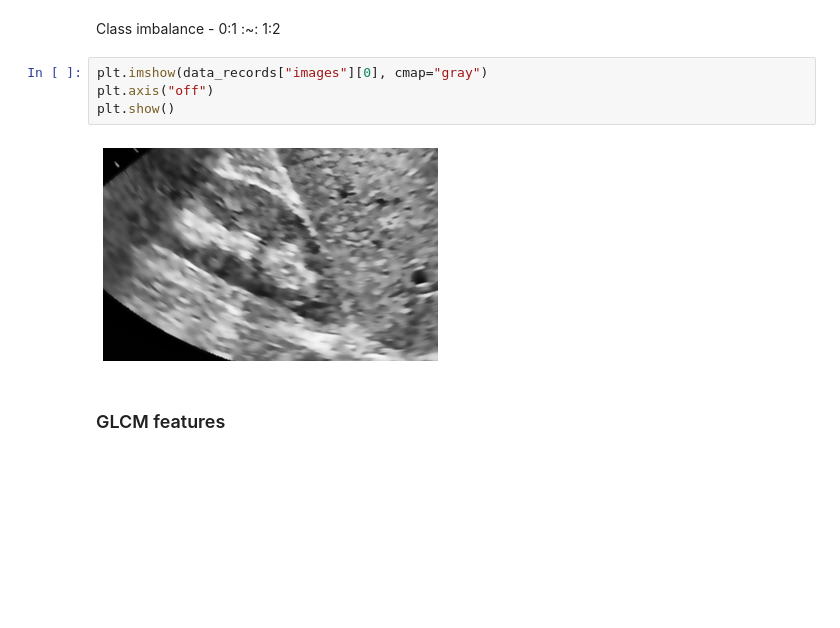
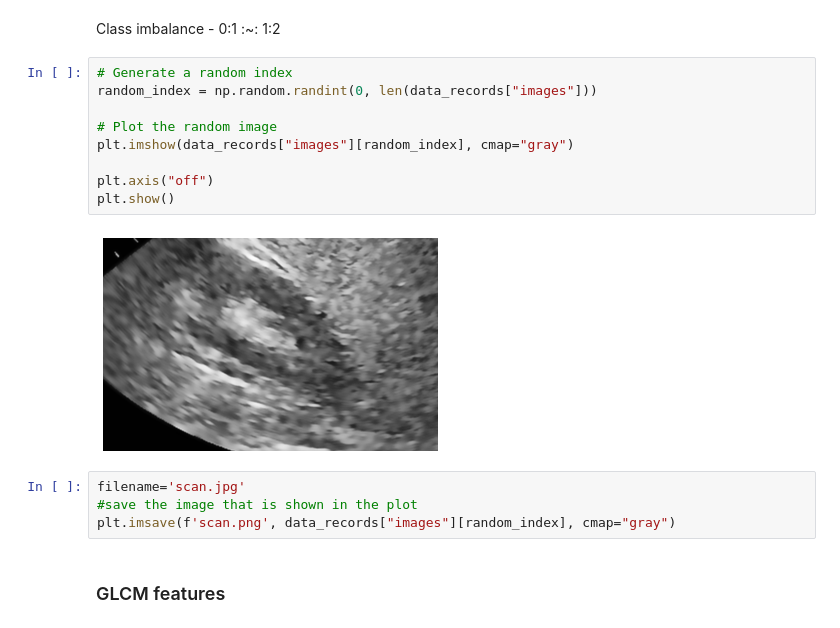
Before and after one commit to lakshmi-warrier/nafld-detection, a Jupyter notebook: us_scan_model/final_model.ipynb, the cells around one changed output. Saved outputs shown, nothing was run; the diff lists cells and outputs as text; blank space fills up the shorter version.

Commit message:
random image can be saved

```diff
--- a/us_scan_model/final_model.ipynb
+++ b/us_scan_model/final_model.ipynb
@@ -82,11 +82,20 @@ for class_name, count in class_counts.items():
 # %% [markdown]
 Class imbalance - 0:1 :~: 1:2
 # %%
-plt.imshow(data_records["images"][0], cmap="gray")
+# Generate a random index
+random_index = np.random.randint(0, len(data_records["images"]))
+
+# Plot the random image
+plt.imshow(data_records["images"][random_index], cmap="gray")
+
 plt.axis("off")
 plt.show()
 # %% [output]
-[figure, old version]
+[figure, new version]
+# %%
+filename='scan.jpg'
+#save the image that is shown in the plot
+plt.imsave(f'scan.png', data_records["images"][random_index], cmap="gray")
 # %% [markdown]
 ### GLCM features
 # %%
```
Also changed, not shown: parts of 1 cell of this notebook, 4 other files.
